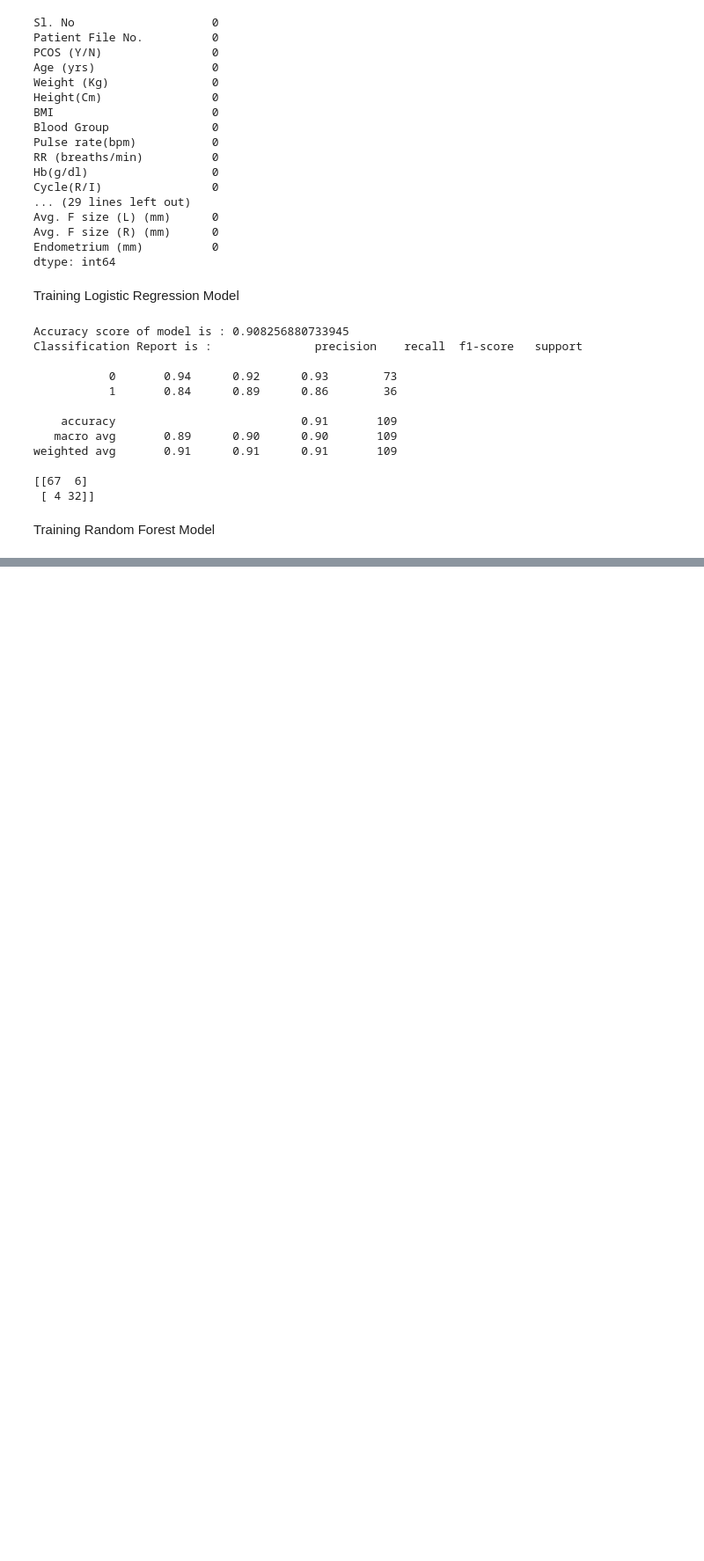
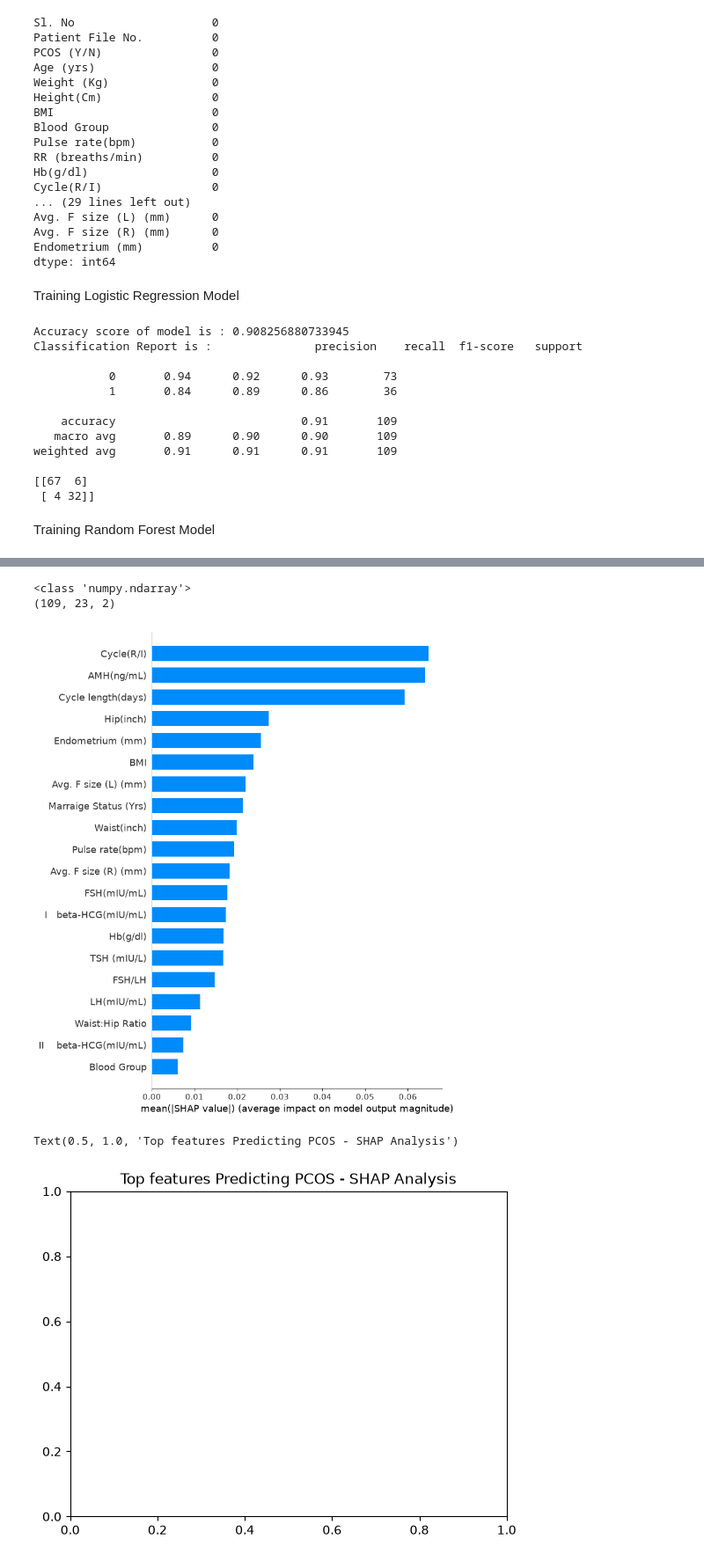
Before and after one commit to Pujakadayat/pcos-detection-ml, a Jupyter notebook: pcos_detection.ipynb, the cells around one changed output, grey strips where cells are left out. Shown at 88% size. Saved outputs shown, nothing was run; the diff lists cells and outputs as text; code cells hidden in the pictures; blank space fills up the shorter version.

Commit message:
feat: add SHAP explainability plot for rf2 model

```diff
--- a/pcos_detection.ipynb
+++ b/pcos_detection.ipynb
@@ -788,3 +783,8 @@ for col in cause_features:
+# %%
+
+scaler2= StandardScaler()
+X2_train_scaled = scaler2.fit_transform(X2_train)
+X2_test_scaled = scaler2.transform(X2_test)
 # %%
 rf2 = RandomForestClassifier(class_weight = 'balanced', random_state=42)
 rf2.fit(X2_train_scaled,y2_train)
@@ -831,0 +832,22 @@ plt.show()
+# %%
+import shap
+import numpy as np
+
+explainer = shap.TreeExplainer(rf2)
+shap_values = explainer.shap_values(X2_test_scaled)
+
+
+print(type(shap_values))
+print(np.array(shap_values).shape)
+# %% [output]
+<class 'numpy.ndarray'>
+(109, 23, 2)
+# %%
+shap.summary_plot(shap_values[:,:,1], X2_test_scaled,
+                  feature_names=cause_features,
+                  plot_type="bar", show=True)
+plt.title("Top features Predicting PCOS - SHAP Analysis")
+# %% [output]
+[figure, added]
+Text(0.5, 1.0, 'Top features Predicting PCOS - SHAP Analysis')
+[figure, added]
```
Also changed, not shown: parts of 15 cells of this notebook, 2 other files.
